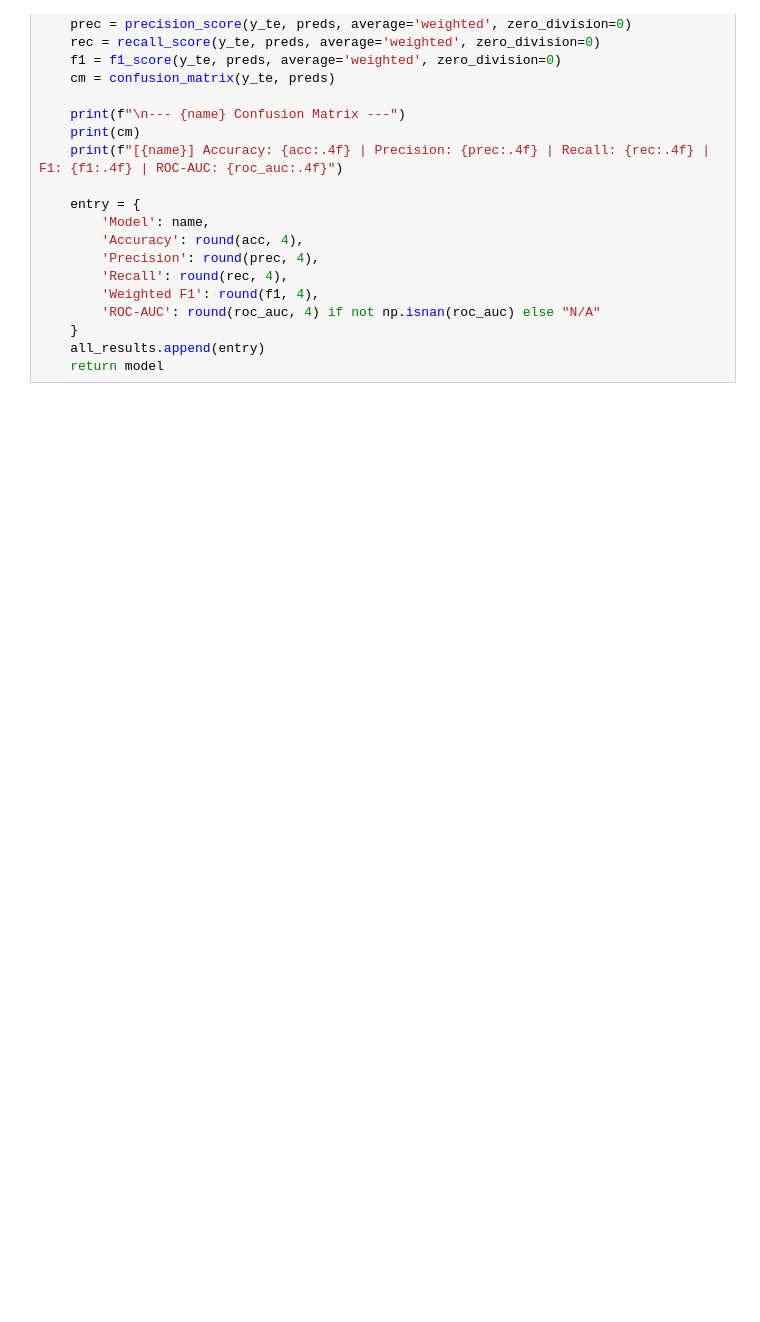
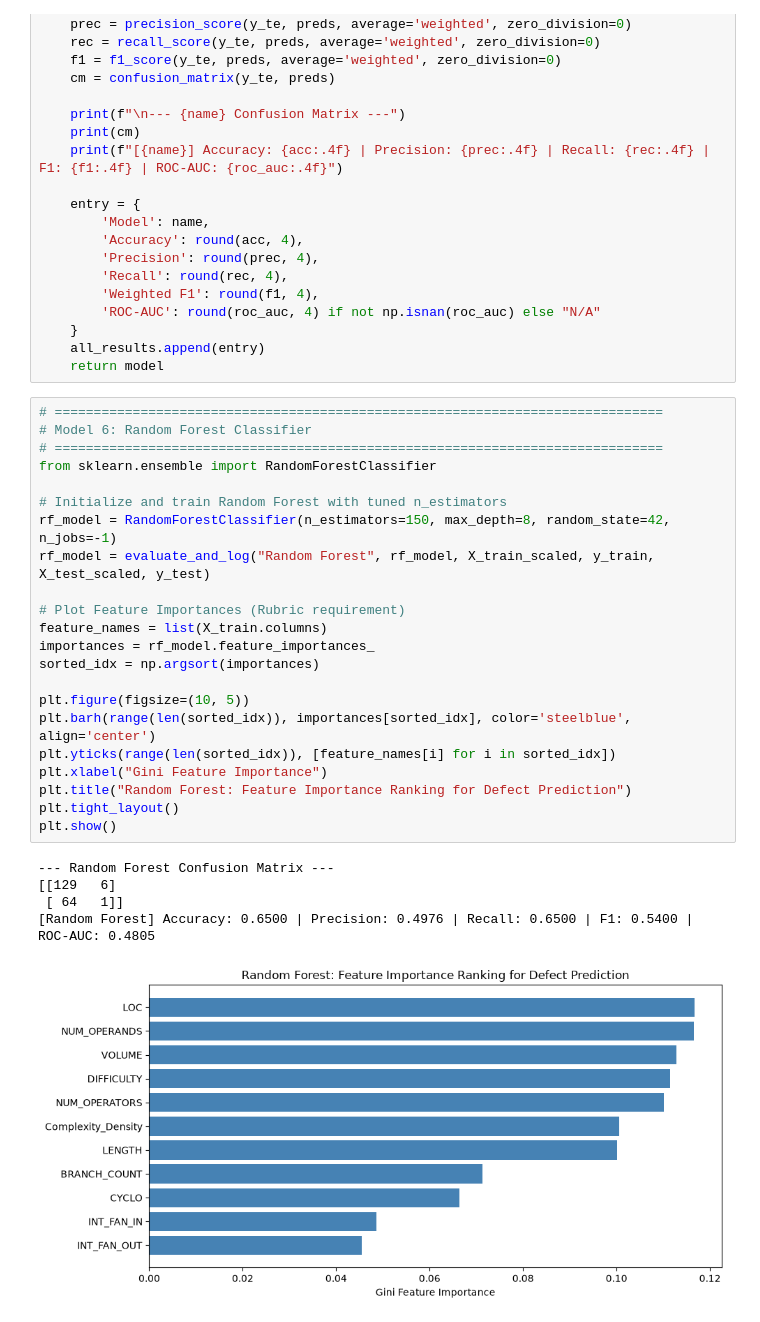
Before and after one commit to Aadhi-87/ML-Capstone-Project, a Jupyter notebook: notebooks/classification.ipynb, the cells around one changed output. Drawn from its saved outputs; the diff is of its cells as text; blank space fills up the shorter version.

```diff
--- a/notebooks/classification.ipynb
+++ b/notebooks/classification.ipynb
@@ -210,3 +210,31 @@ def evaluate_and_log(name, model, X_tr, y_tr, X_te, y_te):
     }
     all_results.append(entry)
     return model
+# %%
+# ==============================================================================
+# Model 6: Random Forest Classifier
+# ==============================================================================
+from sklearn.ensemble import RandomForestClassifier
+
+# Initialize and train Random Forest with tuned n_estimators
+rf_model = RandomForestClassifier(n_estimators=150, max_depth=8, random_state=42, n_jobs=-1)
+rf_model = evaluate_and_log("Random Forest", rf_model, X_train_scaled, y_train, X_test_scaled, y_test)
+
+# Plot Feature Importances (Rubric requirement)
+feature_names = list(X_train.columns)
+importances = rf_model.feature_importances_
+sorted_idx = np.argsort(importances)
+
+plt.figure(figsize=(10, 5))
+plt.barh(range(len(sorted_idx)), importances[sorted_idx], color='steelblue', align='center')
+plt.yticks(range(len(sorted_idx)), [feature_names[i] for i in sorted_idx])
+plt.xlabel("Gini Feature Importance")
+plt.title("Random Forest: Feature Importance Ranking for Defect Prediction")
+plt.tight_layout()
+plt.show()
+# %% [output]
+--- Random Forest Confusion Matrix ---
+[[129   6]
+ [ 64   1]]
+[Random Forest] Accuracy: 0.6500 | Precision: 0.4976 | Recall: 0.6500 | F1: 0.5400 | ROC-AUC: 0.4805
+[figure, added]
```
